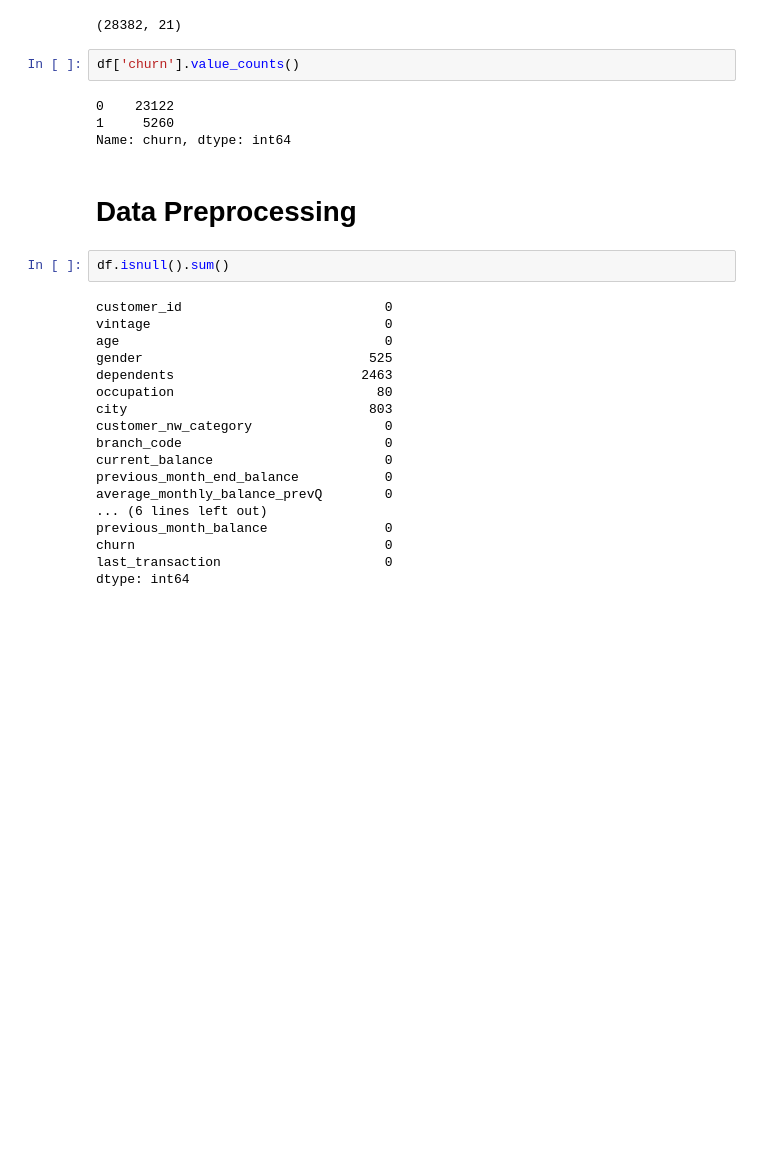
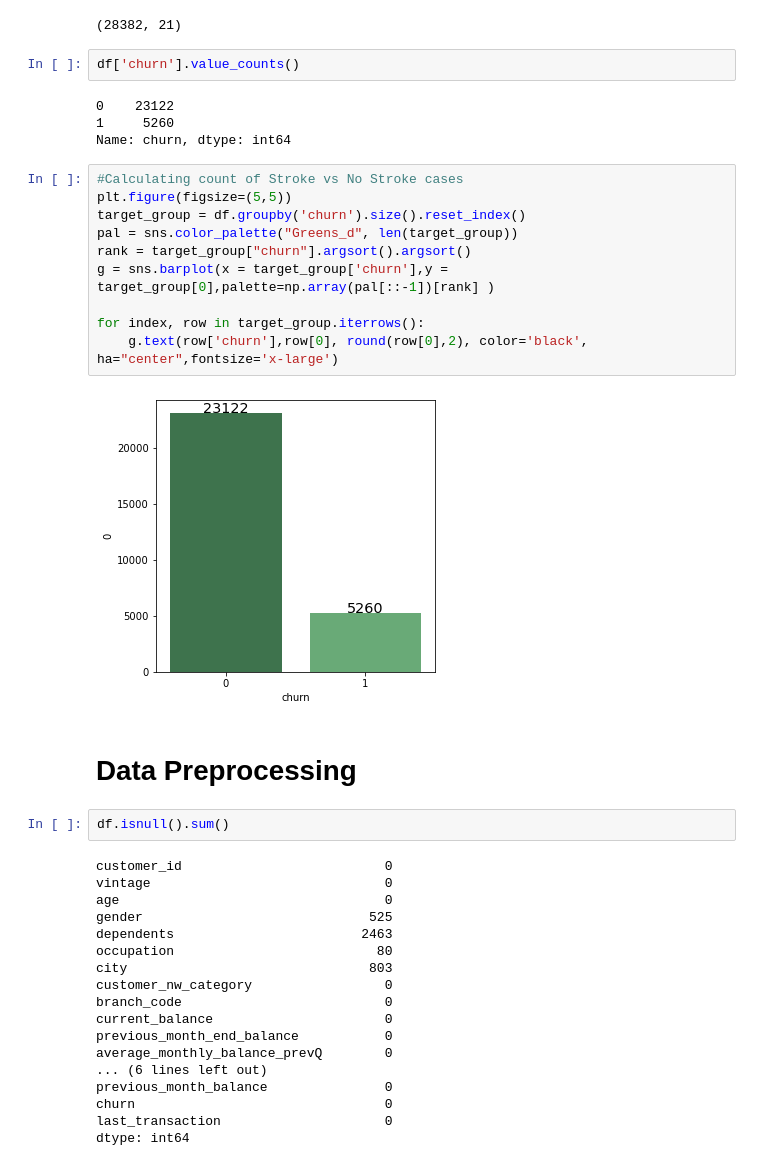
Before and after one commit to Pehu2906/Imbalanced-Data-Analysis, a Jupyter notebook: churn prediction/Churn prediction.ipynb, the cells around one changed output. Drawn from its saved outputs; the diff is of its cells as text; blank space fills up the shorter version.

Commit message:
churn class split

```diff
--- a/churn prediction/Churn prediction.ipynb
+++ b/churn prediction/Churn prediction.ipynb
@@ -23,6 +23,18 @@ df['churn'].value_counts()
 0    23122
 1     5260
 Name: churn, dtype: int64
+# %%
+#Calculating count of Stroke vs No Stroke cases
+plt.figure(figsize=(5,5))
+target_group = df.groupby('churn').size().reset_index()
+pal = sns.color_palette("Greens_d", len(target_group))
+rank = target_group["churn"].argsort().argsort()
+g = sns.barplot(x = target_group['churn'],y = target_group[0],palette=np.array(pal[::-1])[rank] )
+
+for index, row in target_group.iterrows():
+    g.text(row['churn'],row[0], round(row[0],2), color='black', ha="center",fontsize='x-large')
+# %% [output]
+[figure, added]
 # %% [markdown]
 # Data Preprocessing
 # %%
```
Also changed, not shown: 1 other file.
